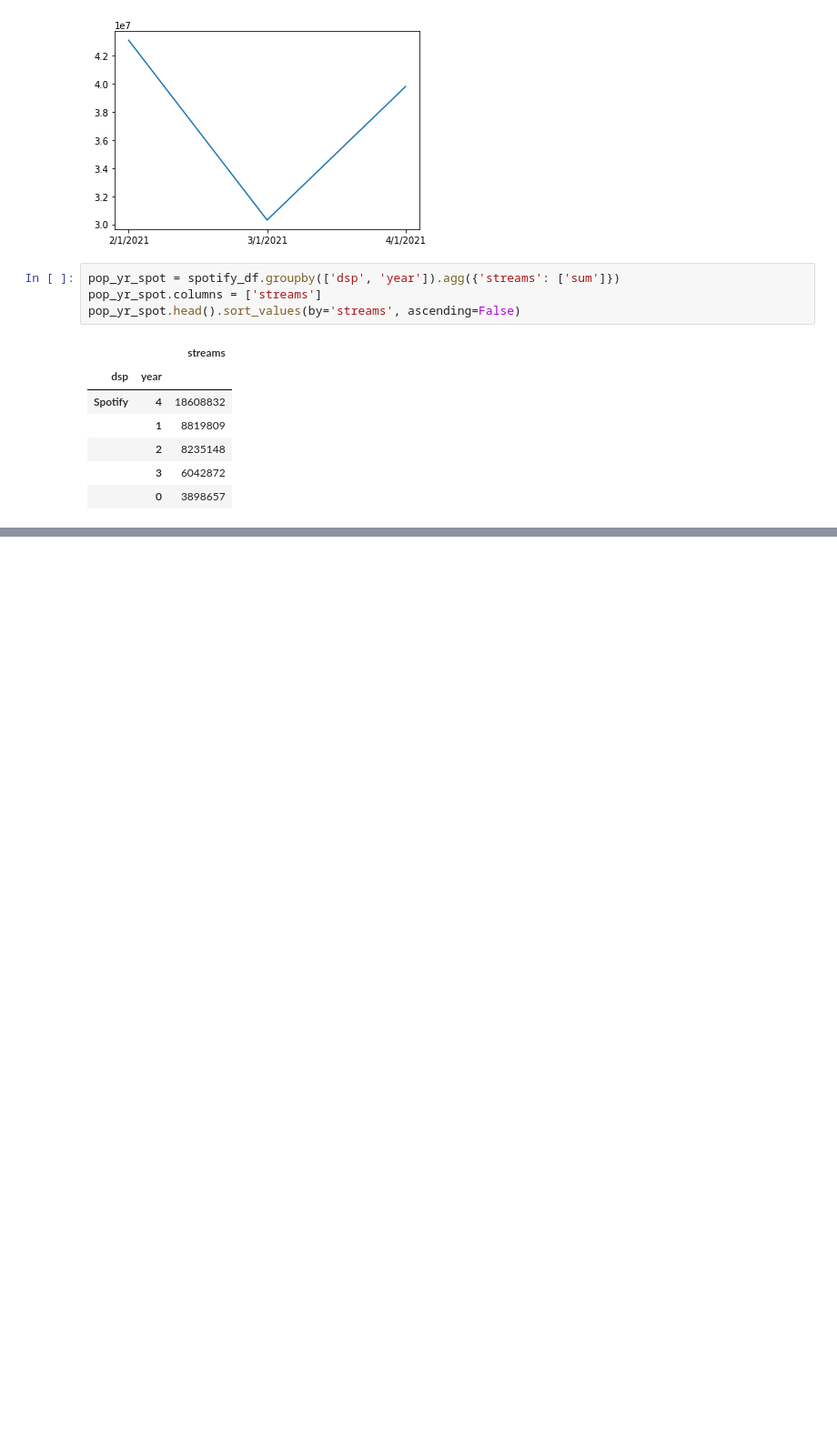
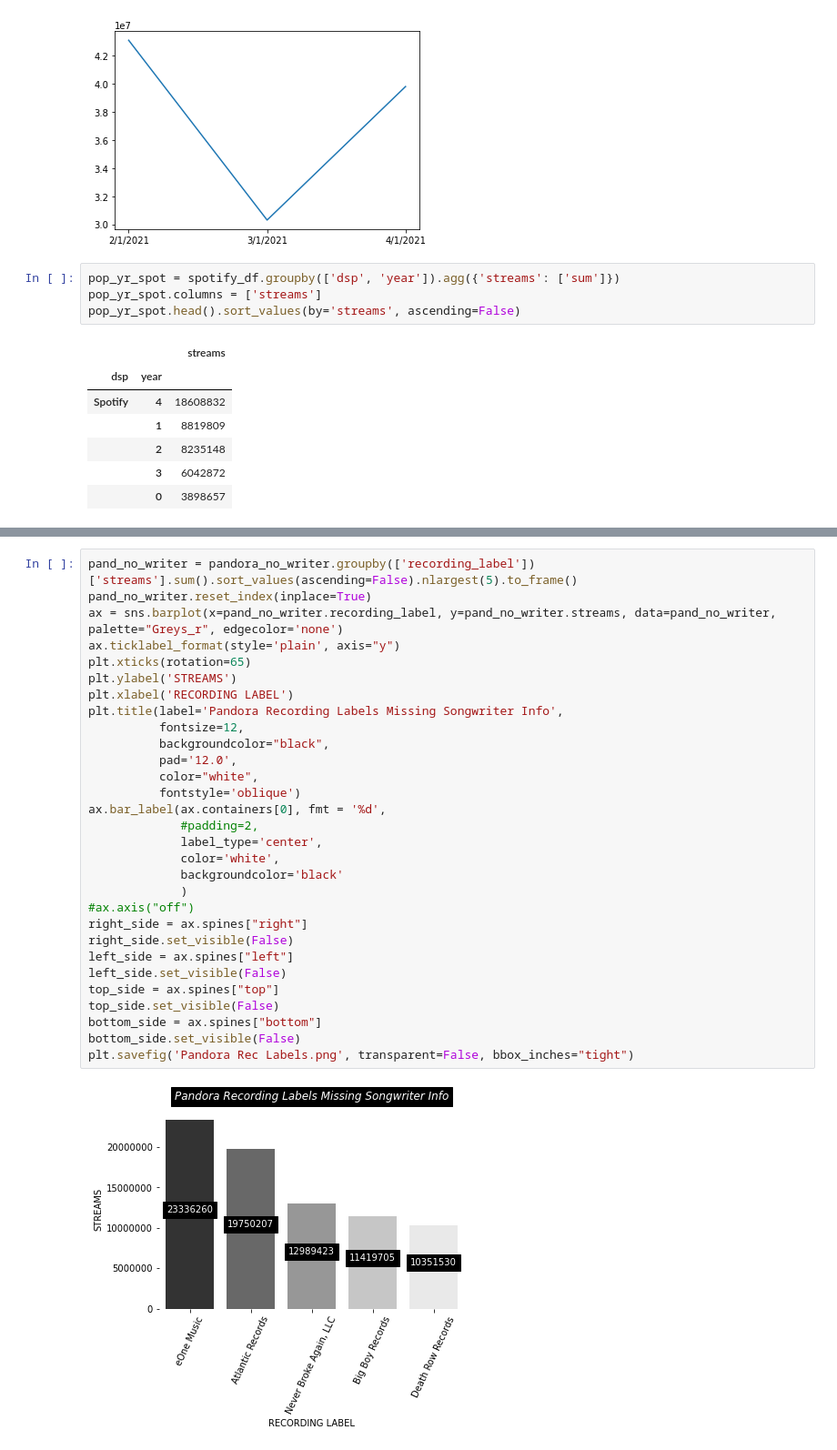
Before and after one commit to LJRollerII/mlc-project-napster, a Jupyter notebook: notebooks/dsp_mlc.ipynb, the cells around one changed output, grey strips where cells are left out. Shown at 91% size. Drawn from its saved outputs; the diff is of its cells as text; blank space fills up the shorter version.

```diff
--- a/notebooks/dsp_mlc.ipynb
+++ b/notebooks/dsp_mlc.ipynb
@@ -619,0 +682,32 @@ Name: streams, dtype: int32
+# %%
+pand_no_writer = pandora_no_writer.groupby(['recording_label'])['streams'].sum().sort_values(ascending=False).nlargest(5).to_frame()
+pand_no_writer.reset_index(inplace=True)
+ax = sns.barplot(x=pand_no_writer.recording_label, y=pand_no_writer.streams, data=pand_no_writer, palette="Greys_r", edgecolor='none')
+ax.ticklabel_format(style='plain', axis="y")
+plt.xticks(rotation=65)
+plt.ylabel('STREAMS')
+plt.xlabel('RECORDING LABEL')
+plt.title(label='Pandora Recording Labels Missing Songwriter Info',
+          fontsize=12,
+          backgroundcolor="black",
+          pad='12.0',
+          color="white",
+          fontstyle='oblique')
+ax.bar_label(ax.containers[0], fmt = '%d',
+             #padding=2,
+             label_type='center',
+             color='white',
+             backgroundcolor='black'
+             )
+#ax.axis("off")
+right_side = ax.spines["right"]
+right_side.set_visible(False)
+left_side = ax.spines["left"]
+left_side.set_visible(False)
+top_side = ax.spines["top"]
+top_side.set_visible(False)
+bottom_side = ax.spines["bottom"]
+bottom_side.set_visible(False)
+plt.savefig('Pandora Rec Labels.png', transparent=False, bbox_inches="tight")
+# %% [output]
+[figure, added]
```
Also changed, not shown: parts of 57 cells of this notebook.
